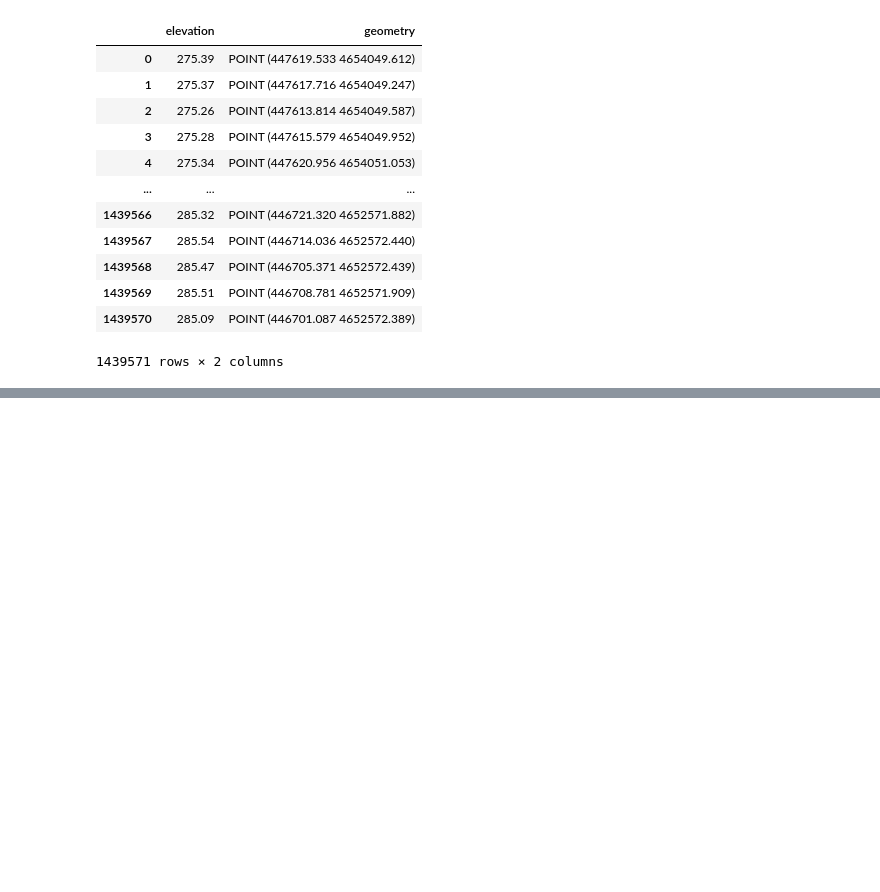
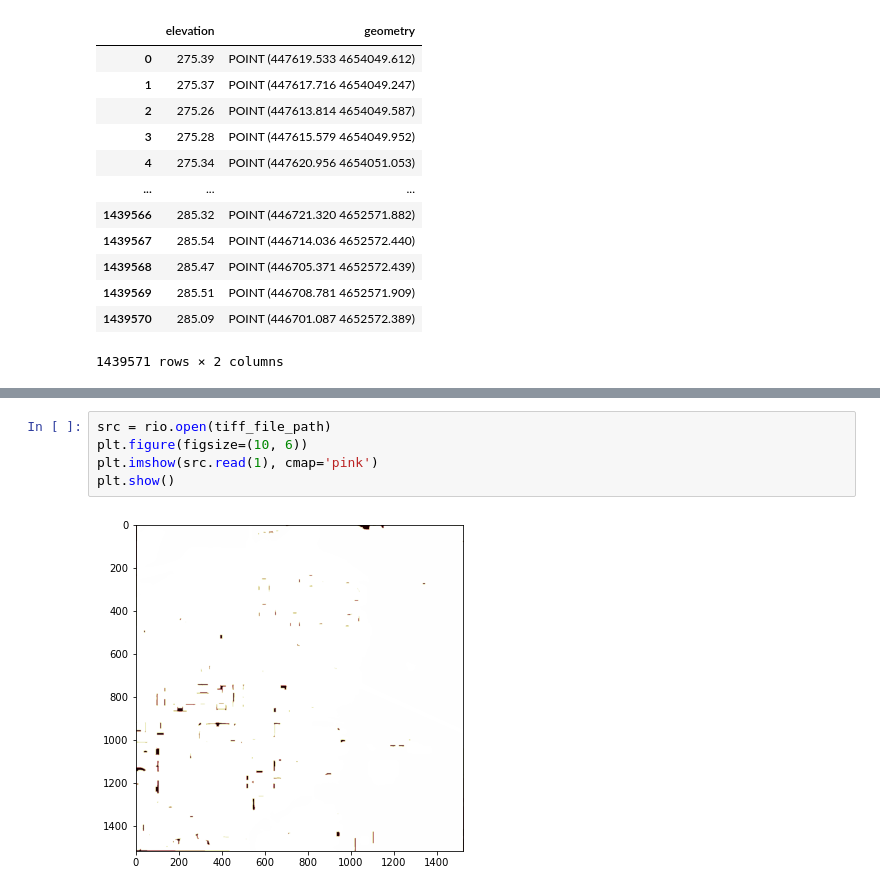
Before and after one commit to tesfayealex/Pylidar, a Jupyter notebook: docs/example.ipynb, the cells around one changed output, grey strips where cells are left out. Drawn from its saved outputs; the diff is of its cells as text; blank space fills up the shorter version.

```diff
--- a/docs/example.ipynb
+++ b/docs/example.ipynb
@@ -24,0 +43,7 @@ geo_df
+# %%
+src = rio.open(tiff_file_path)
+plt.figure(figsize=(10, 6))
+plt.imshow(src.read(1), cmap='pink')
+plt.show()
+# %% [output]
+[figure, added]
```
Also changed, not shown: parts of 8 cells of this notebook.
